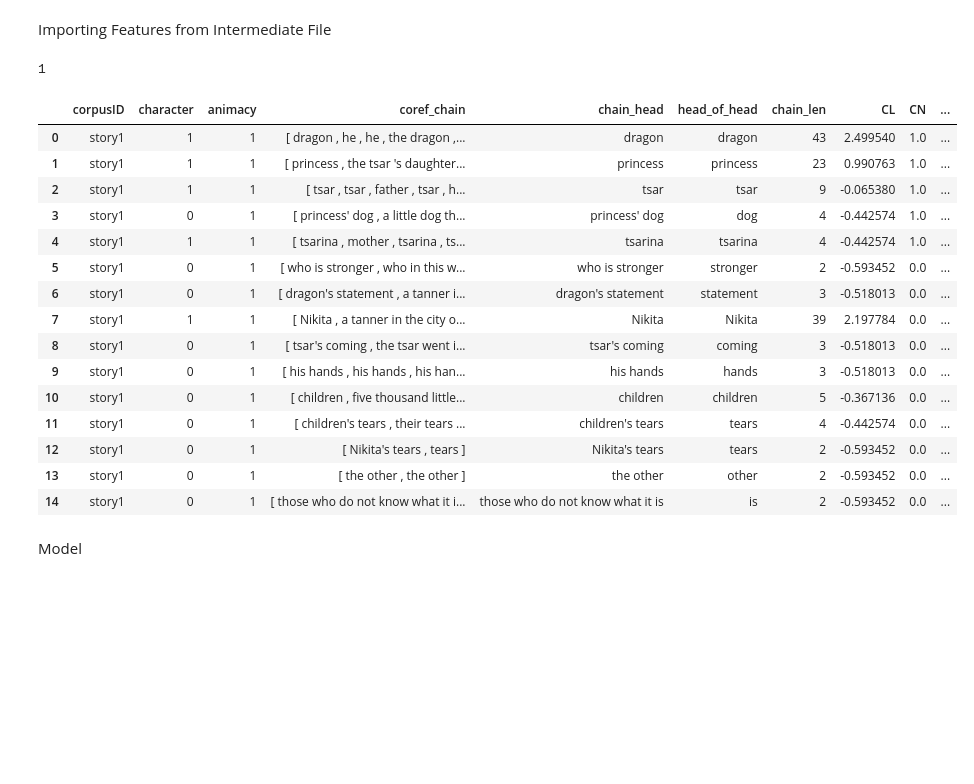
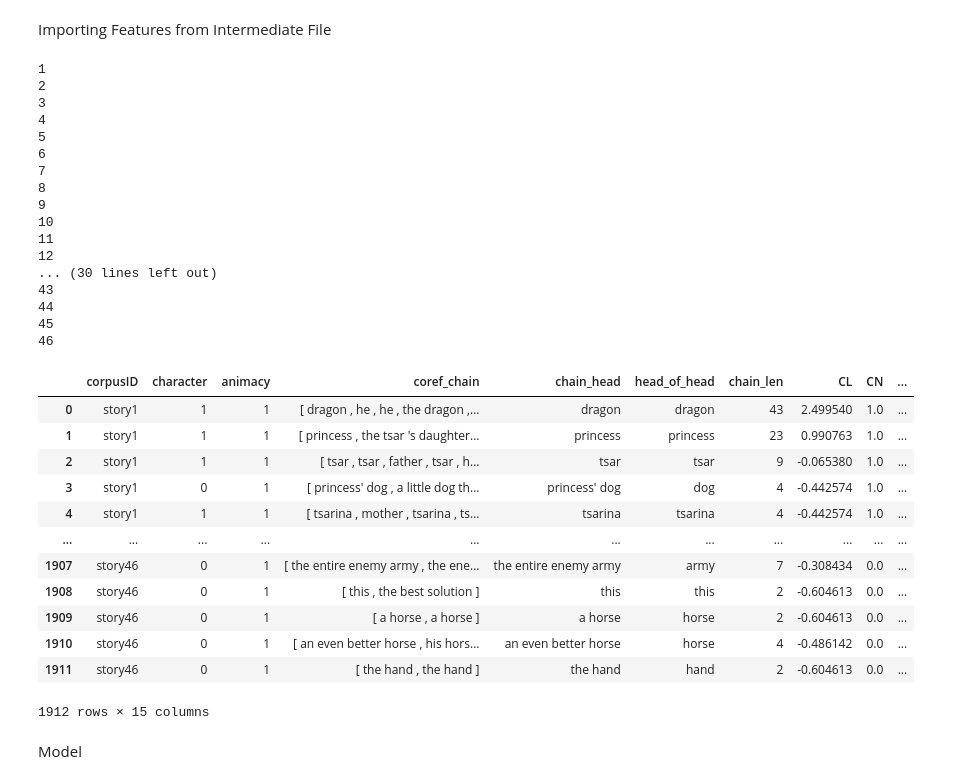
Before and after one commit to raneye99/Char_Ext, a Jupyter notebook: character_extraction_PL.ipynb, the cells around one changed output. Drawn from its saved outputs; the diff is of its cells as text; code cells hidden in the pictures; blank space fills up the shorter version.

Commit message:
add models with term frequency

```diff
--- a/character_extraction_PL.ipynb
+++ b/character_extraction_PL.ipynb
@@ -219,64 +250,84 @@ src_path = os.getcwd()
 datapath = src_path + '/Data/'
 PLcopath = datapath + 'AnnotatedPLData/PLCoref'
 PLpath = datapath + 'AnnotatedPLData/PLTexts'
+CENcopath = datapath + 'AnnotatedCENData/CENCoref'
 CENpath = datapath + 'AnnotatedCENData/CENCoref'
 ONpath = datapath + 'AnnotatedONData/ONCoref'
 
 PLInter = src_path + '/output/IntermediateFilesPL/'
+CENInter = src_path + '/output/IntermediateFilesCEN/'
+ONInter = src_path + '/output/IntermediateFilesON/'
 
 #import data
 
 #create empty data frame
-PL_data = pd.DataFrame(columns=['corpusID', 'character', 'animacy', 'coref_chain', 'chain_head', 'head_of_head', 'chain_len', 'CL'])
+PL_Int_data = pd.DataFrame(columns=['corpusID', 'character', 'animacy', 'coref_chain', 'chain_head', 'head_of_head', 'chain_len', 'CL'])
 
 #append all PL texts and features into one dataframe
-# for n in range(1,47):
-for n in range(1,2):
+for n in range(1,47):
+# for n in range(1,2):
 
     print(n)
 
     #get story path
     storycopath = PLcopath +'/story' + str(n) + '.txt'
     storypath = PLpath + '/story' + str(n) + '.txt'
     storyid = 'story'+ str(n)
 
     #read in story
     corpus = data_utils.read_story(storycopath)
 
     #read in from intermediate files
     #list of features
     features = ["CN", "Dep", "NER", "SS", "Triple", "WN"]
 
     for f in features:
         #empty list
         feat = []
         with open(PLInter + f + 'FeatureBoolean'+'/Story' + str(n) + '.txt', 'r') as doc:
             for line in doc:
                 feat.append(eval(line.rstrip()))
 
         corpus[f] = feat
 
+    #creat feature for term freq
+    tf_dict = preprocess.term_freq(storypath)
+    corpus['TF'] = corpus['head_of_head'].map(tf_dict)
+
     #append to dataframe
-    PL_data = pd.concat([PL_data, corpus], ignore_index=True)
-PL_data
+    PL_Int_data = pd.concat([PL_Int_data, corpus], ignore_index=True)
+PL_Int_data
 # %% [output]
 1
+2
+3
+4
+5
+6
+7
+8
+9
+10
+11
+12
+... (30 lines left out)
+43
+44
+45
+46
 |  | corpusID | character | animacy | coref_chain | chain_head | head_of_head | chain_len | CL | CN | ... |
 | 0 | story1 | 1 | 1 | [ dragon , he , he , the dragon ,... | dragon | dragon | 43 | 2.499540 | 1.0 | ... |
 | 1 | story1 | 1 | 1 | [ princess , the tsar 's daughter... | princess | princess | 23 | 0.990763 | 1.0 | ... |
 | 2 | story1 | 1 | 1 | [ tsar , tsar , father , tsar , h... | tsar | tsar | 9 | -0.065380 | 1.0 | ... |
 | 3 | story1 | 0 | 1 | [ princess' dog , a little dog th... | princess' dog | dog | 4 | -0.442574 | 1.0 | ... |
 | 4 | story1 | 1 | 1 | [ tsarina , mother , tsarina , ts... | tsarina | tsarina | 4 | -0.442574 | 1.0 | ... |
-| 5 | story1 | 0 | 1 | [ who is stronger , who in this w... | who is stronger | stronger | 2 | -0.593452 | 0.0 | ... |
-| 6 | story1 | 0 | 1 | [ dragon's statement , a tanner i... | dragon's statement | statement | 3 | -0.518013 | 0.0 | ... |
-| 7 | story1 | 1 | 1 | [ Nikita , a tanner in the city o... | Nikita | Nikita | 39 | 2.197784 | 0.0 | ... |
-| 8 | story1 | 0 | 1 | [ tsar's coming , the tsar went i... | tsar's coming | coming | 3 | -0.518013 | 0.0 | ... |
-| 9 | story1 | 0 | 1 | [ his hands , his hands , his han... | his hands | hands | 3 | -0.518013 | 0.0 | ... |
-| 10 | story1 | 0 | 1 | [ children , five thousand little... | children | children | 5 | -0.367136 | 0.0 | ... |
-| 11 | story1 | 0 | 1 | [ children's tears , their tears ... | children's tears | tears | 4 | -0.442574 | 0.0 | ... |
-| 12 | story1 | 0 | 1 | [ Nikita's tears , tears ] | Nikita's tears | tears | 2 | -0.593452 | 0.0 | ... |
-| 13 | story1 | 0 | 1 | [ the other , the other ] | the other | other | 2 | -0.593452 | 0.0 | ... |
-| 14 | story1 | 0 | 1 | [ those who do not know what it i... | those who do not know what it is | is | 2 | -0.593452 | 0.0 | ... |
+| ... | ... | ... | ... | ... | ... | ... | ... | ... | ... | ... |
+| 1907 | story46 | 0 | 1 | [ the entire enemy army , the ene... | the entire enemy army | army | 7 | -0.308434 | 0.0 | ... |
+| 1908 | story46 | 0 | 1 | [ this , the best solution ] | this | this | 2 | -0.604613 | 0.0 | ... |
+| 1909 | story46 | 0 | 1 | [ a horse , a horse ] | a horse | horse | 2 | -0.604613 | 0.0 | ... |
+| 1910 | story46 | 0 | 1 | [ an even better horse , his hors... | an even better horse | horse | 4 | -0.486142 | 0.0 | ... |
+| 1911 | story46 | 0 | 1 | [ the hand , the hand ] | the hand | hand | 2 | -0.604613 | 0.0 | ... |
+1912 rows × 15 columns
 # %% [markdown]
 Model
 # %%
```
Also changed, not shown: parts of 5 cells of this notebook, 8 other files.
